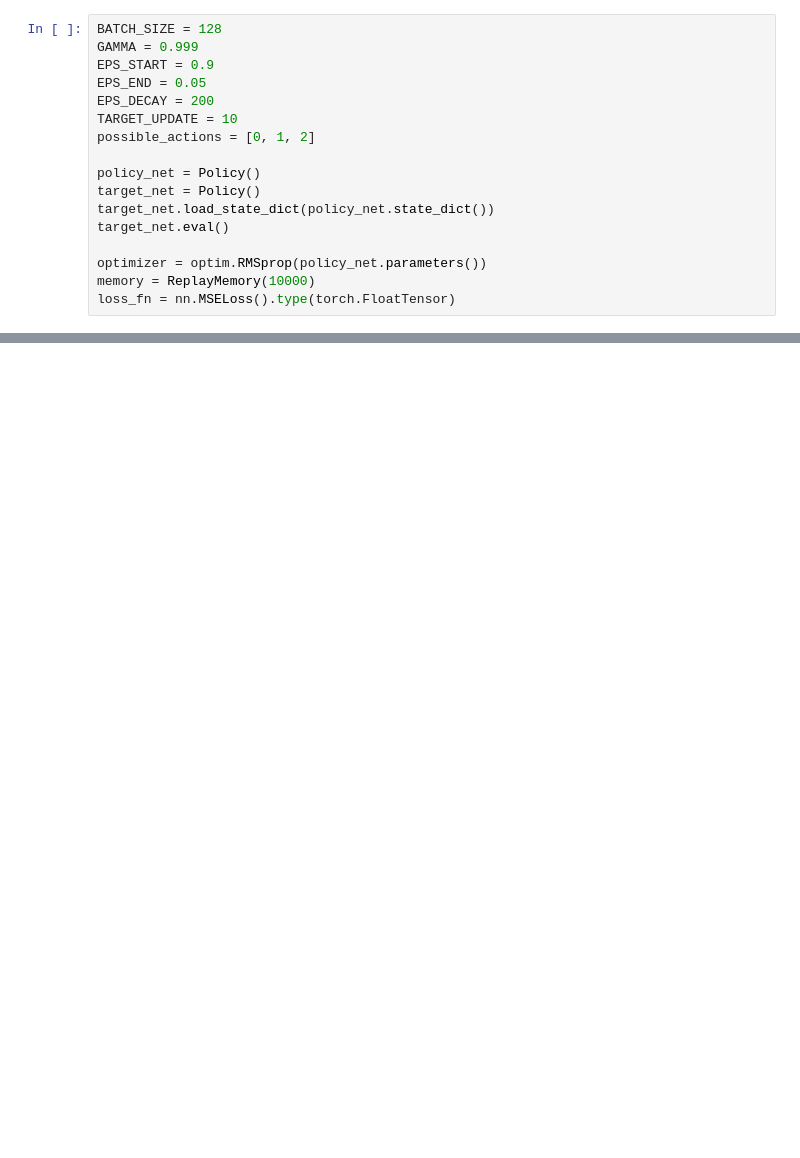
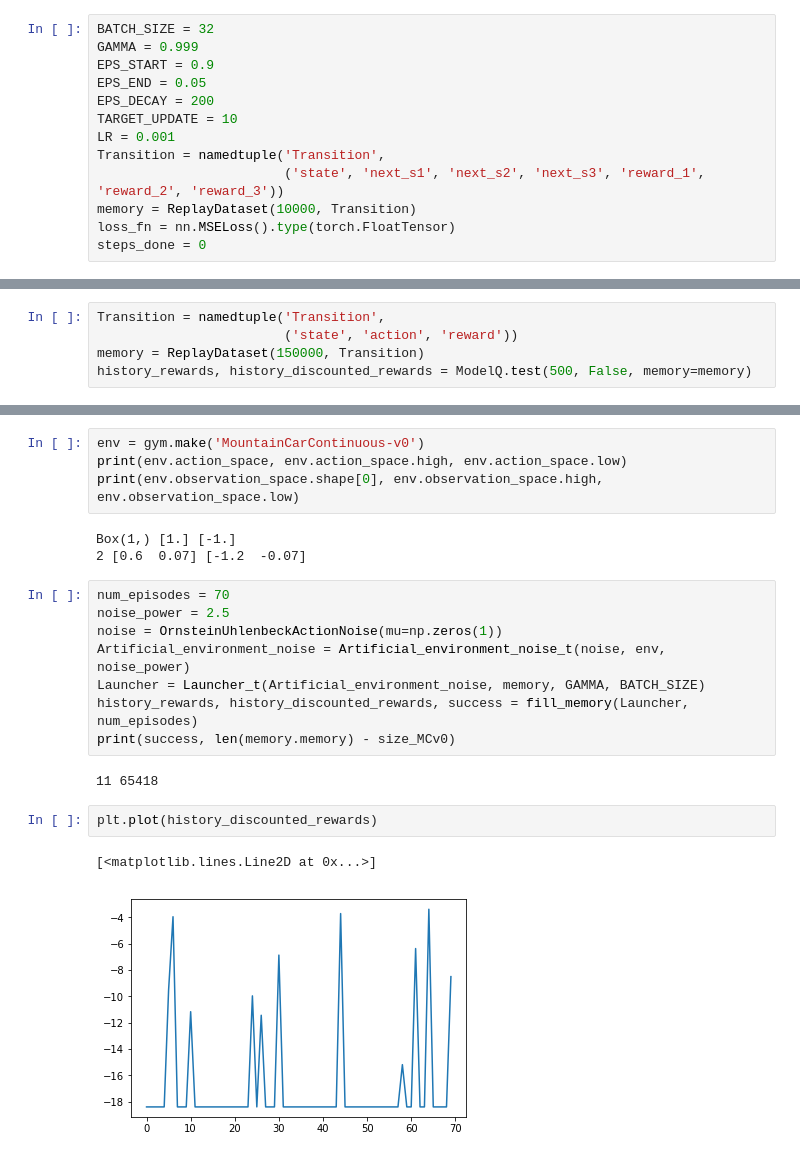
Before and after one commit to INeedTractorPlz/JetBrainsInternship, a Jupyter notebook: MountainCar-v0.ipynb, the cells around one changed output, grey strips where cells are left out. Cells and saved outputs as stored; diff of their text form; blank space fills up the shorter version.

```diff
--- a/MountainCar-v0.ipynb
+++ b/MountainCar-v0.ipynb
@@ -55,17 +15,13 @@ class ReplayMemory(object):
 # %%
-BATCH_SIZE = 128
+BATCH_SIZE = 32
 GAMMA = 0.999
 EPS_START = 0.9
 EPS_END = 0.05
 EPS_DECAY = 200
 TARGET_UPDATE = 10
-possible_actions = [0, 1, 2]
-
-policy_net = Policy()
-target_net = Policy()
-target_net.load_state_dict(policy_net.state_dict())
-target_net.eval()
-
-optimizer = optim.RMSprop(policy_net.parameters())
-memory = ReplayMemory(10000)
+LR = 0.001
+Transition = namedtuple('Transition',
+                        ('state', 'next_s1', 'next_s2', 'next_s3', 'reward_1', 'reward_2', 'reward_3'))
+memory = ReplayDataset(10000, Transition)
 loss_fn = nn.MSELoss().type(torch.FloatTensor)
+steps_done = 0
@@ -257,0 +114,5 @@ Complete
+# %%
+Transition = namedtuple('Transition',
+                        ('state', 'action', 'reward'))
+memory = ReplayDataset(150000, Transition)
+history_rewards, history_discounted_rewards = ModelQ.test(500, False, memory=memory)
@@ -257,0 +158,22 @@ Complete
+# %%
+env = gym.make('MountainCarContinuous-v0')
+print(env.action_space, env.action_space.high, env.action_space.low)
+print(env.observation_space.shape[0], env.observation_space.high, env.observation_space.low)
+# %% [output]
+Box(1,) [1.] [-1.]
+2 [0.6  0.07] [-1.2  -0.07]
+# %%
+num_episodes = 70
+noise_power = 2.5
+noise = OrnsteinUhlenbeckActionNoise(mu=np.zeros(1))
+Artificial_environment_noise = Artificial_environment_noise_t(noise, env, noise_power)
+Launcher = Launcher_t(Artificial_environment_noise, memory, GAMMA, BATCH_SIZE)
+history_rewards, history_discounted_rewards, success = fill_memory(Launcher, num_episodes)
+print(success, len(memory.memory) - size_MCv0)
+# %% [output]
+11 65418
+# %%
+plt.plot(history_discounted_rewards)
+# %% [output]
+[<matplotlib.lines.Line2D at 0x...>]
+[figure, added]
```
Also changed, not shown: parts of 34 cells of this notebook, 3 other files.
